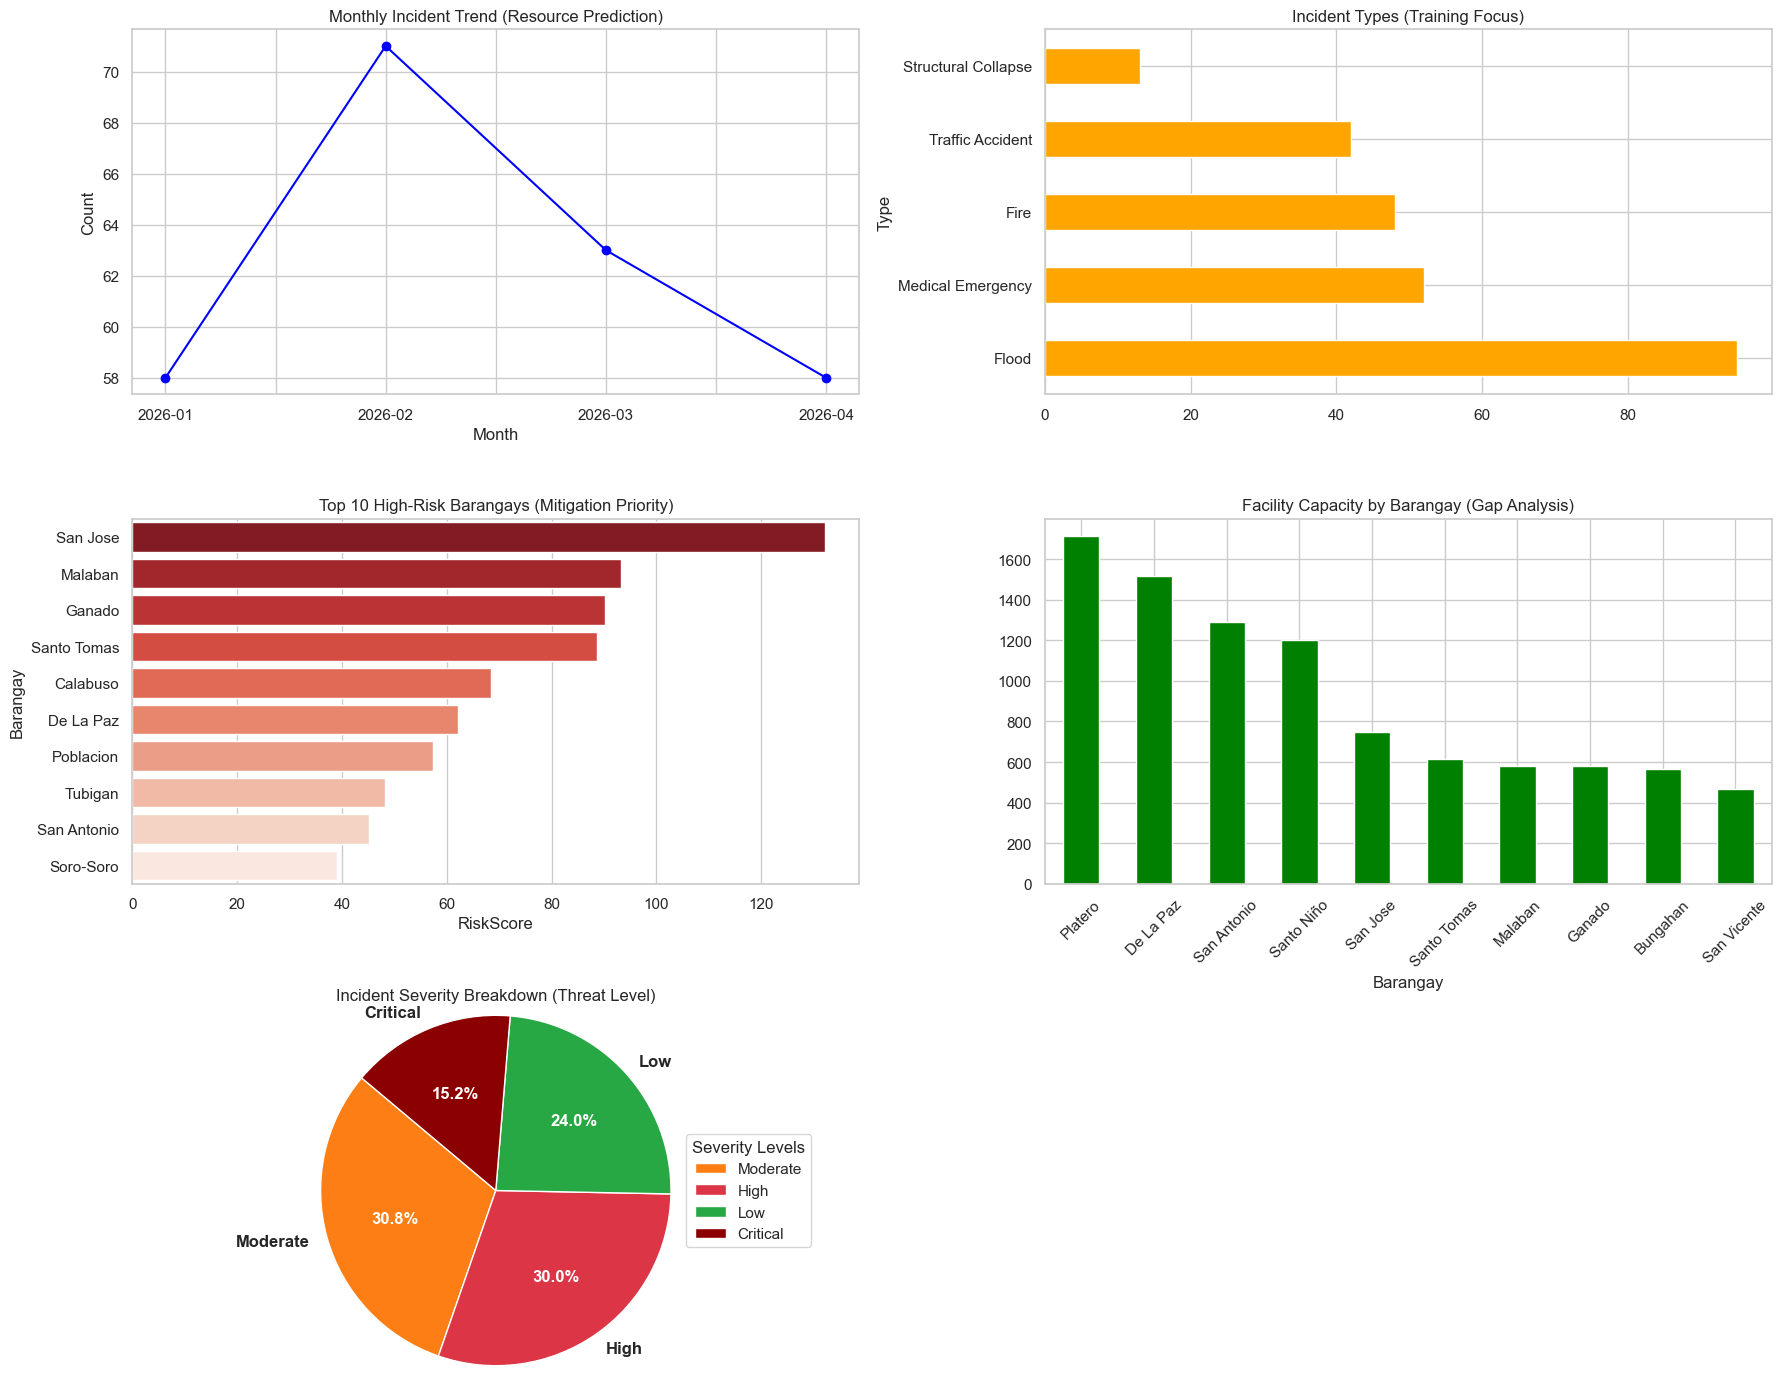
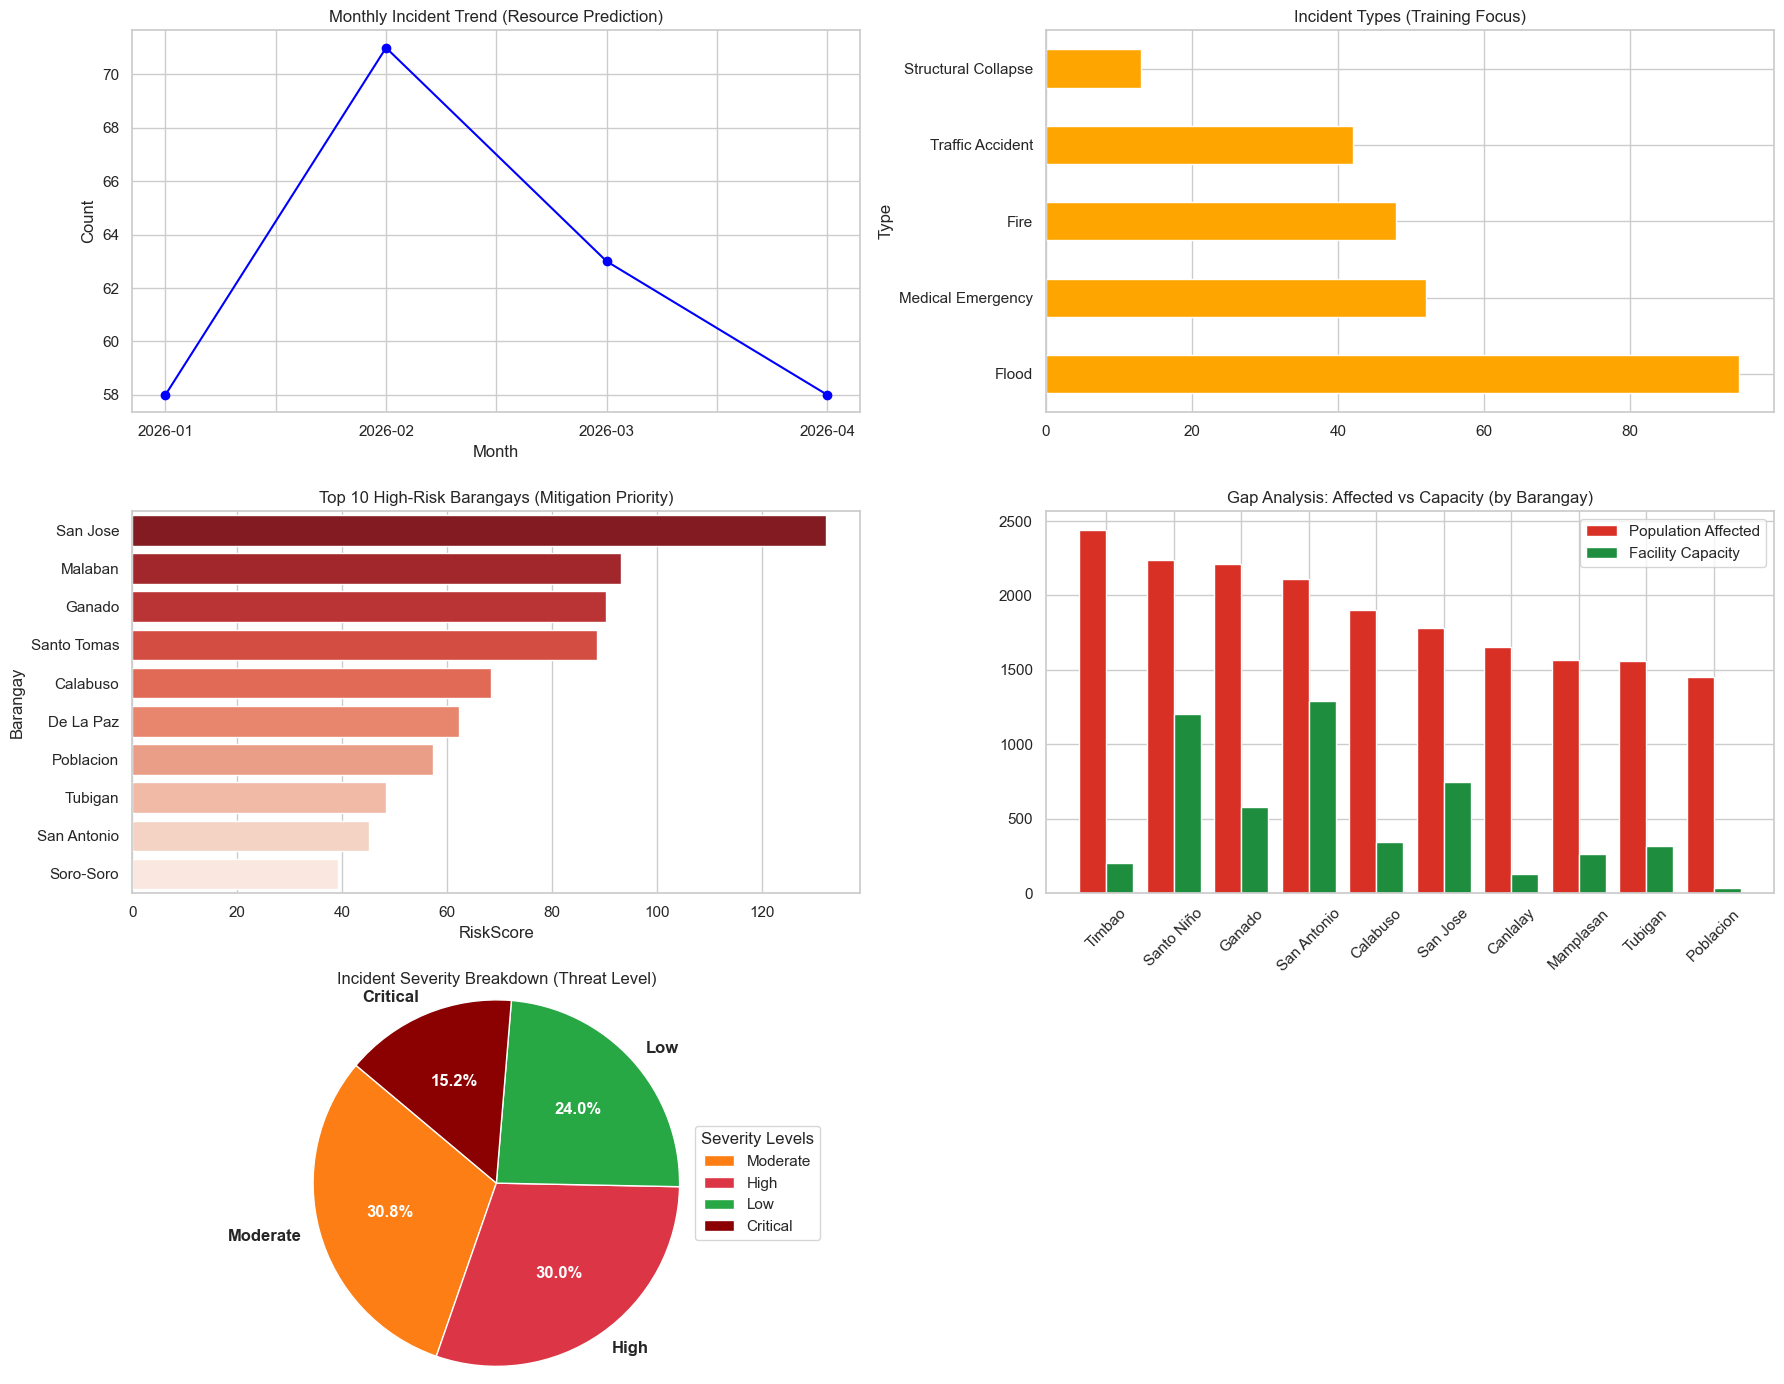
The notebook cell's code change between the first figure and the second:
--- before
+++ after
@@ -20,10 +20,18 @@
 plt.title('Top 10 High-Risk Barangays (Mitigation Priority)')
 
-# 4. Facility Capacity by Barangay
+# 4. Gap Analysis: Population Affected vs Facility Capacity by Barangay
 plt.subplot(3, 2, 4)
-cap_per_brgy = df_fac.groupby('Barangay')['Capacity'].sum().sort_values(ascending=False).head(10)
-cap_per_brgy.plot(kind='bar', color='green')
-plt.title('Facility Capacity by Barangay (Gap Analysis)')
-plt.xticks(rotation=45)
+pop_affected = df_incidents.groupby('Barangay')['NumAffected'].sum()
+cap_per_brgy = df_fac.groupby('Barangay')['Capacity'].sum()
+gap_df = pd.DataFrame({'Population Affected': pop_affected, 'Facility Capacity': cap_per_brgy}).fillna(0)
+gap_df = gap_df.sort_values('Population Affected', ascending=False).head(10)
+x = range(len(gap_df))
+width = 0.4
+plt.bar([i - width/2 for i in x], gap_df['Population Affected'], width=width, color='#d93025', label='Population Affected')
+plt.bar([i + width/2 for i in x], gap_df['Facility Capacity'], width=width, color='#1e8e3e', label='Facility Capacity')
+plt.xticks(ticks=x, labels=gap_df.index, rotation=45)
+plt.title('Gap Analysis: Affected vs Capacity (by Barangay)')
+plt.legend()
+plt.tight_layout()
 
 # 5. Incident Severity Breakdown
@@ -38,5 +46,4 @@
 plt.ylabel('')
 plt.legend(title="Severity Levels", loc="center left", bbox_to_anchor=(1, 0, 0.5, 1))
-
 plt.tight_layout()
 plt.show()

Commit: feat: made the gap analysis chart to be multi-bar instead of single